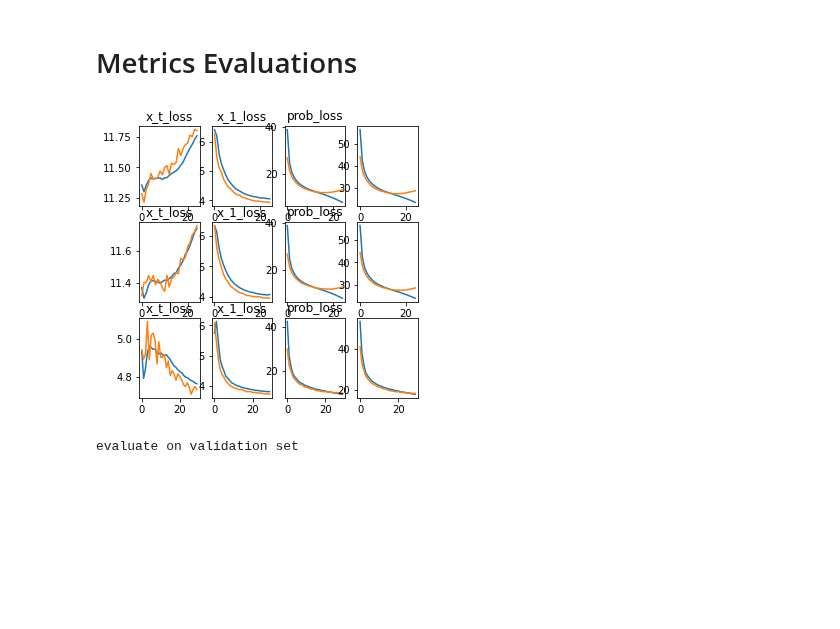
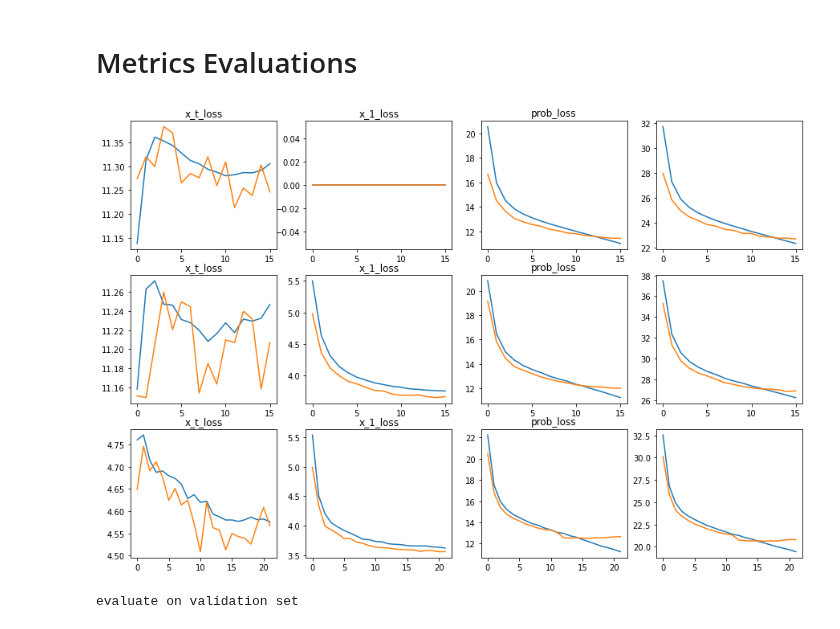
Before and after one commit to xu-shitong/diffusion-image-captioning, a Jupyter notebook: CLIP-DDPM.ipynb, the cells around one changed output. Drawn from its saved outputs; the diff is of its cells as text; code cells hidden in the pictures; blank space fills up the shorter version.

```diff
--- a/CLIP-DDPM.ipynb
+++ b/CLIP-DDPM.ipynb
@@ -112,6 +112,31 @@ print(f"trial name: {MODEL_NAME}")
 trial name: batch8_maxlen16_round3E-01_lossseries_sum_batch_average  _clipconcat_clipmask10_train-embedFalse  _samplesize100_x_0_predictTrue_use_x_1True_use_probTrue
 # %% [markdown]
 # Define Dataset
+# %%
+from spacy.lang.en import English
+from collections import Counter
+import itertools
+
+captions = pd.read_csv("./flickr8k/captions.txt")["caption"]
+nlp = English()
+
+sentence_lst = []
+
+for sentences in captions:
+  word_lst = [x.text.lower() for x in nlp.tokenizer(sentences)]
+  spl = [[]]
+  for x, y in itertools.groupby(word_lst, lambda z: z == '.'):
+      spl[-1].extend(y)
+      if x: spl.append([])
+  sentence_lst.extend(spl[:-1])
+
+counter = Counter()
+for input_ids in sentence_lst:
+    counter.update(input_ids)
+vocab_dict = {'START': 0, 'END': 1, 'UNK':2, 'PAD':3}
+for k, v in counter.items():
+    if v > 10:
+      vocab_dict[k] = len(vocab_dict)
 # %%
 flickr8k_image = torch.load("./flickr8k/image_all_final.pickle").to(device).detach()
 flickr8k_text = torch.load("./flickr8k/text_all_final.pickle").to(device).detach()
@@ -376,7 +401,7 @@ def train_func(model, trainer, x, train=True):
     x_t = diffuse_t(x_0, t)
     x_tgt = None
   else:
-    x_t, x_tgt = generate_diffuse_pair(x_0, t, torch.max(t - 30, torch.zeros(t.shape, device=device, dtype=torch.int64)))
+    x_t, x_tgt = generate_diffuse_pair(x_0, t, torch.max(t - X_T_STEP_INTERVAL, torch.zeros(t.shape, device=device, dtype=torch.int64)))
   x_1 = diffuse_t(x_0, torch.ones(1, dtype=torch.int64, device=device))
 
   if train:
@@ -612,39 +635,39 @@ def extract_float(file_name, start=""):
     except ValueError:
       return False
   import re
   file = open(file_name)
   l = [[float(word) for word in re.split("\n|,| ", line) if isfloat(word)] for line in file if line.startswith(start)]
   return torch.tensor(l)
 
 
 
 file_names = [
-  "batch8_maxlen16_round3E-01_lossseries_sum_batch_average_clipconcat_clipmask10_train-embedFalse_samplesize100_x_0_predictFalse.log",
-  "batch8_maxlen16_round3E-01_lossseries_sum_batch_average_clipconcat_clipmask11_train-embedFalse_samplesize100_x_0_predictFalse.log",
-  "batch8_maxlen16_round3E-01_lossseries_sum_batch_average_clipconcat_clipmask11_train-embedFalse_samplesize100_x_0_predictTrue.txt"
-  # "batch8_maxlen16_round3E-01_lossseries_sum_batch_average_clipconcat_clipmask10_train-embedFalse_samplesize100",
+  "./x_0_prediction-experiments/batch8_maxlen16_round3E-01_lossseries_sum_batch_average_clipconcat_clipmask10_train-embedFalse_samplesize100_x_0_predictFalse_use_x_1False_use_probTrue.txt",
+  "./x_0_prediction-experiments/batch8_maxlen16_round3E-01_lossseries_sum_batch_average_clipconcat_clipmask10_train-embedFalse_samplesize100_x_0_predictFalse_use_x_1True_use_probTrue.txt",
+  "./x_0_prediction-experiments/batch8_maxlen16_round3E-01_lossseries_sum_batch_average_clipconcat_clipmask10_train-embedFalse_samplesize100_x_0_predictTrue_use_x_1True_use_probTrue.txt"
+
 ]
 
-fig, axarr = plt.subplots(len(file_names), 4, figsize=(5, 5))
+fig, axarr = plt.subplots(len(file_names), 4, figsize=(15, 10))
 for i, file_name in enumerate(file_names):
   losses = extract_float(file_name, start="epoch") # shape [batch size, 7] each line is [batch number, x_t, x_1, prob losses, validation x_t x_1 prob losses]
   train_index = {1: "x_t_loss",2: "x_1_loss",3: "prob_loss"}
   val_index = {4: "x_t_loss",5: "x_1_loss",6: "prob_loss"}
   train_sum_losses = losses[:, list(train_index.keys())].sum(dim=-1)
   val_sum_losses = losses[:, list(val_index.keys())].sum(dim=-1)
 
   for j, idx in enumerate(train_index):
     axarr[i, j].plot(losses[:, idx])
     axarr[i, j].set_title(train_index[idx])
 
   for j, idx in enumerate(val_index):
     axarr[i, j].plot(losses[:, idx])
     axarr[i, j].set_title(val_index[idx])
 
   axarr[i, 3].plot(train_sum_losses)
   axarr[i, 3].plot(val_sum_losses)
 # %% [output]
-[figure, old version]
+[figure, new version]
 # %%
 # evaluate BLEU-4 metrics on validation data
 from torchtext.data.metrics import bleu_score
```
Also changed, not shown: parts of 2 cells of this notebook, 1 other file.
